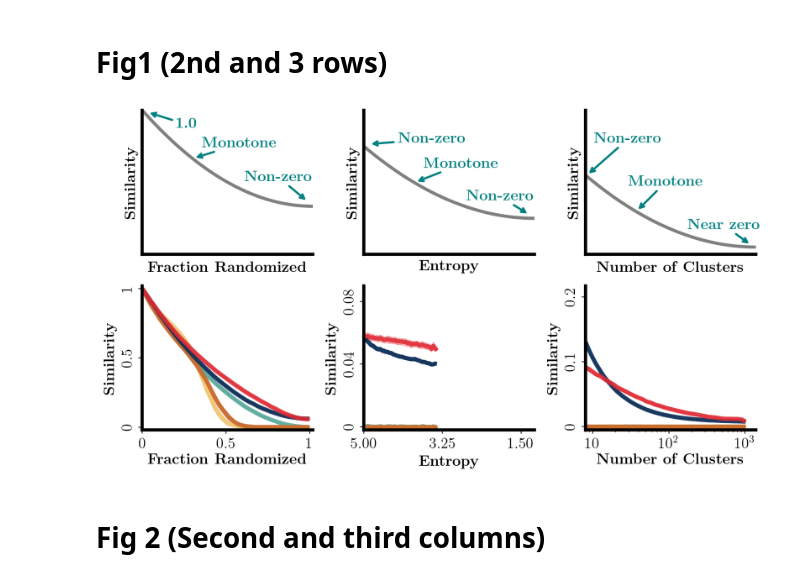
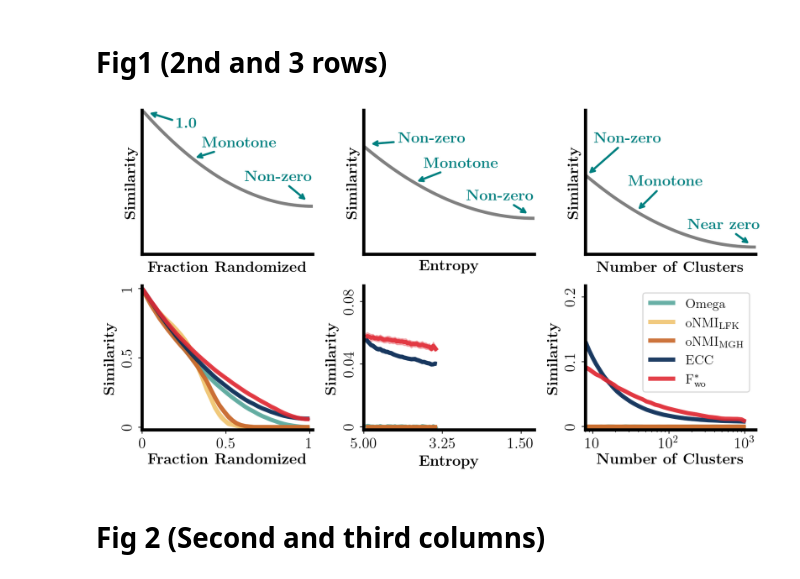
Before and after one commit to ryandewolfe33/Fstar, a Jupyter notebook: experiments/properties.ipynb, the cells around one changed output. Cells and saved outputs as stored; diff of their text form; code cells hidden in the pictures.

Commit message:
Legend in fig1

```diff
--- a/experiments/properties.ipynb
+++ b/experiments/properties.ipynb
@@ -665,34 +665,35 @@ axs[0,0].annotate(r"\Large \bf Non-zero", (0.97,0.55), xytext=(0.6,0.8), va="cen
 axs[0,0].set_xlabel(r'\Large\bf Fraction Randomized', labelpad=8)
 axs[0,0].set_ylabel(r'\Large \bf Similarity')
 
 
 ys01 = (1-xs)**2 + 0.5
 axs[0,1].plot(xs, ys01, linewidth=3, color="gray")
 axs[0,1].set_ylim([0,2])
 axs[0,1].set_xlim([0,1])
 
 axs[0,1].annotate(r"\Large \bf Non-zero", (0.03,1.53), xytext=(0.2,1.6), va="center", color="teal", arrowprops=dict(color="teal", lw=2, arrowstyle="->"))
 axs[0,1].annotate(r"\Large \bf Monotone", (0.3,1), xytext=(0.35,1.25), va="center", color="teal", arrowprops=dict(color="teal", lw=2, arrowstyle="->"))
 axs[0,1].annotate(r"\Large \bf Non-zero", (0.97,0.55), xytext=(0.6,0.8), va="center", color="teal", arrowprops=dict(color="teal", lw=2, arrowstyle="->"))
 axs[0,1].set_xlabel(r'\Large \bf Entropy', labelpad=5)
 axs[0,1].set_ylabel(r'\Large \bf Similarity')
 
 
 ys02 = (1-xs)**2 + 0.1
 axs[0,2].plot(xs, ys02, linewidth=3, color="gray")
 axs[0,2].set_ylim([0,2])
 axs[0,2].set_xlim([0,1])
 
 axs[0,2].annotate(r"\Large \bf Non-zero", (0.01,1.1), xytext=(0.05,1.6), va="center", color="teal", arrowprops=dict(color="teal", lw=2, arrowstyle="->"))
 axs[0,2].annotate(r"\Large \bf Monotone", (0.3,0.6), xytext=(0.25,1), va="center", color="teal", arrowprops=dict(color="teal", lw=2, arrowstyle="->"))
 axs[0,2].annotate(r"\Large \bf Near zero", (0.97,0.13), xytext=(0.6,0.4), va="center", color="teal", arrowprops=dict(color="teal", lw=2, arrowstyle="->"))
 axs[0,2].set_xlabel(r'\Large \bf Number of Clusters', labelpad=8)
 axs[0,2].set_ylabel(r'\Large \bf Similarity')
+axs[1,2].legend(labels=measure_name, fontsize=12.8)
 
 plt.tight_layout()
 plt.savefig("fig1_alt.pdf")
 # %% [output]
-[figure, old version]
+[figure, new version]
 # %% [markdown]
 # Fig 2 (Second and third columns)
 # %%
```
